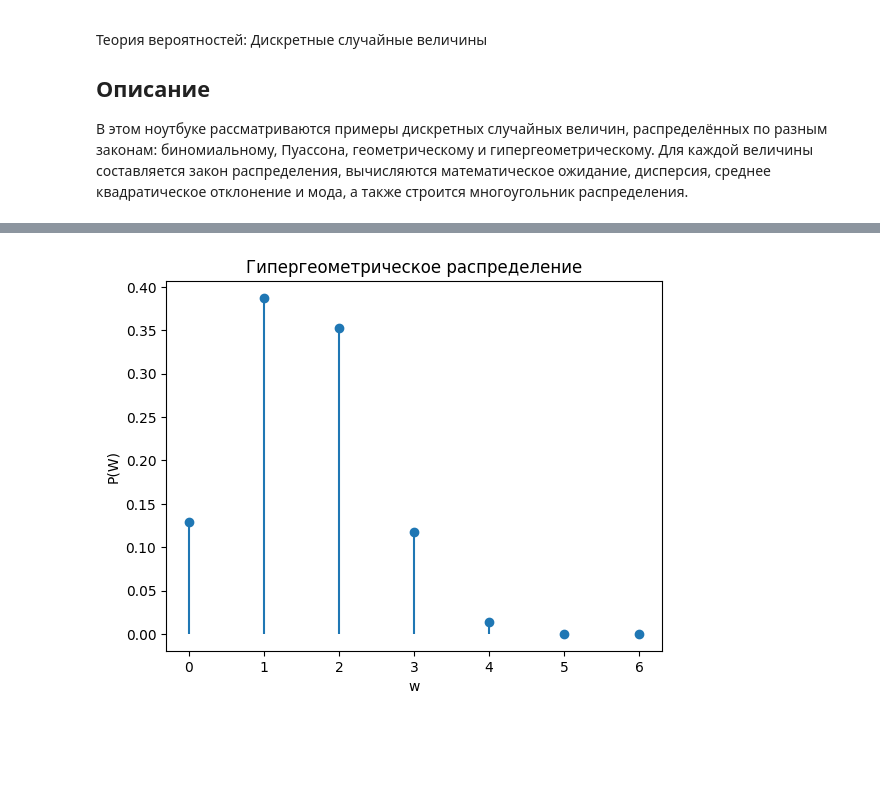
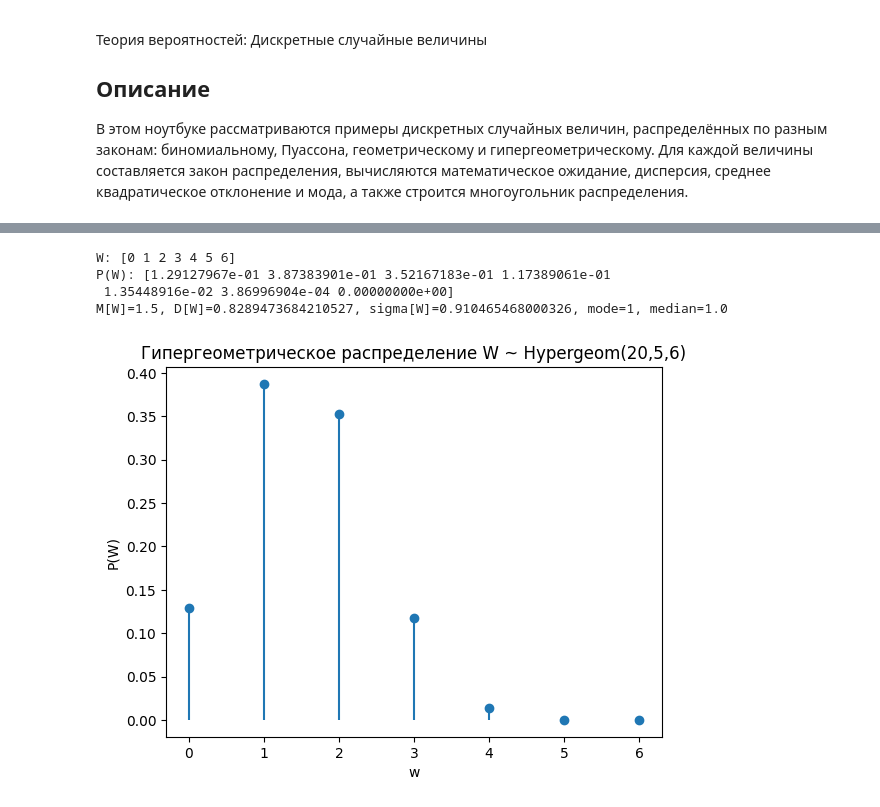
Before and after one commit to MaluckowD/Probability_Theory, a Jupyter notebook: Законы распределения дискретных случайных величин/task.ipynb, the cells around one changed output, grey strips where cells are left out. Cells and saved outputs as stored; diff of their text form; code cells hidden in the pictures; blank space fills up the shorter version.

```diff
--- a/Законы распределения дискретных случайных величин/task.ipynb
+++ b/Законы распределения дискретных случайных величин/task.ipynb
@@ -127,13 +173,29 @@ $$
 # %%
 M, n_total, N = 5, 6, 20
 w = np.arange(0, n_total+1)
 pmf_hypergeom = hypergeom.pmf(w, N, M, n_total)
 
 
+mean_hypergeom = hypergeom.mean(N, M, n_total)
+var_hypergeom = hypergeom.var(N, M, n_total)
+std_hypergeom = hypergeom.std(N, M, n_total)
+mode_hypergeom = w[np.argmax(pmf_hypergeom)]
+median_hypergeom = hypergeom.median(N, M, n_total)
+
+
+print(f"W: {w}")
+print(f"P(W): {pmf_hypergeom}")
+print(f"M[W]={mean_hypergeom}, D[W]={var_hypergeom}, sigma[W]={std_hypergeom}, mode={mode_hypergeom}, median={median_hypergeom}")
+
+
 plt.stem(w, pmf_hypergeom, basefmt=' ')
 plt.xlabel('w')
 plt.ylabel('P(W)')
-plt.title('Гипергеометрическое распределение')
+plt.title('Гипергеометрическое распределение W ~ Hypergeom(20,5,6)')
 plt.show()
 # %% [output]
+W: [0 1 2 3 4 5 6]
+P(W): [1.29127967e-01 3.87383901e-01 3.52167183e-01 1.17389061e-01
+ 1.35448916e-02 3.86996904e-04 0.00000000e+00]
+M[W]=1.5, D[W]=0.8289473684210527, sigma[W]=0.910465468000326, mode=1, median=1.0
-[figure, old version]
+[figure, new version]
```
Also changed, not shown: parts of 7 cells of this notebook, 2 other files.
